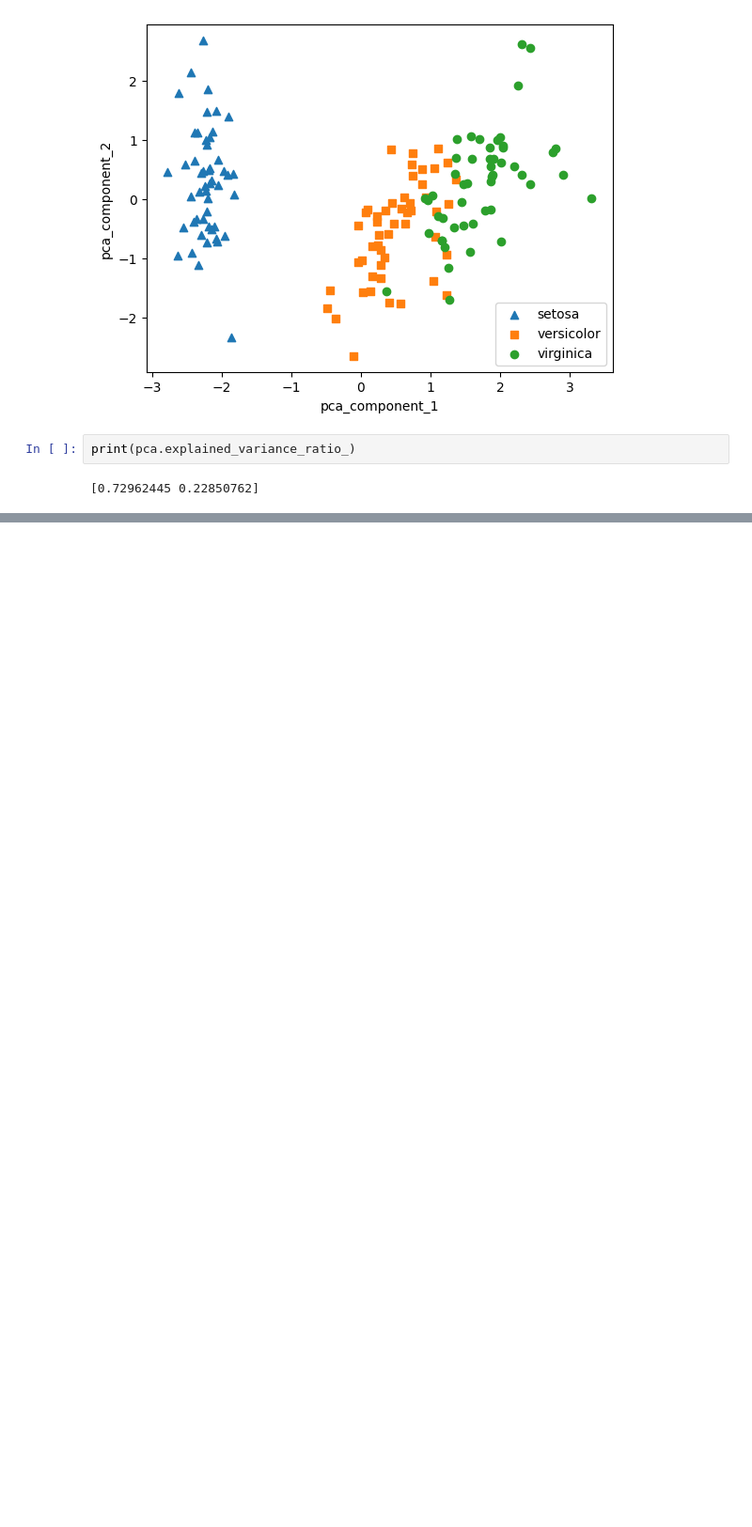
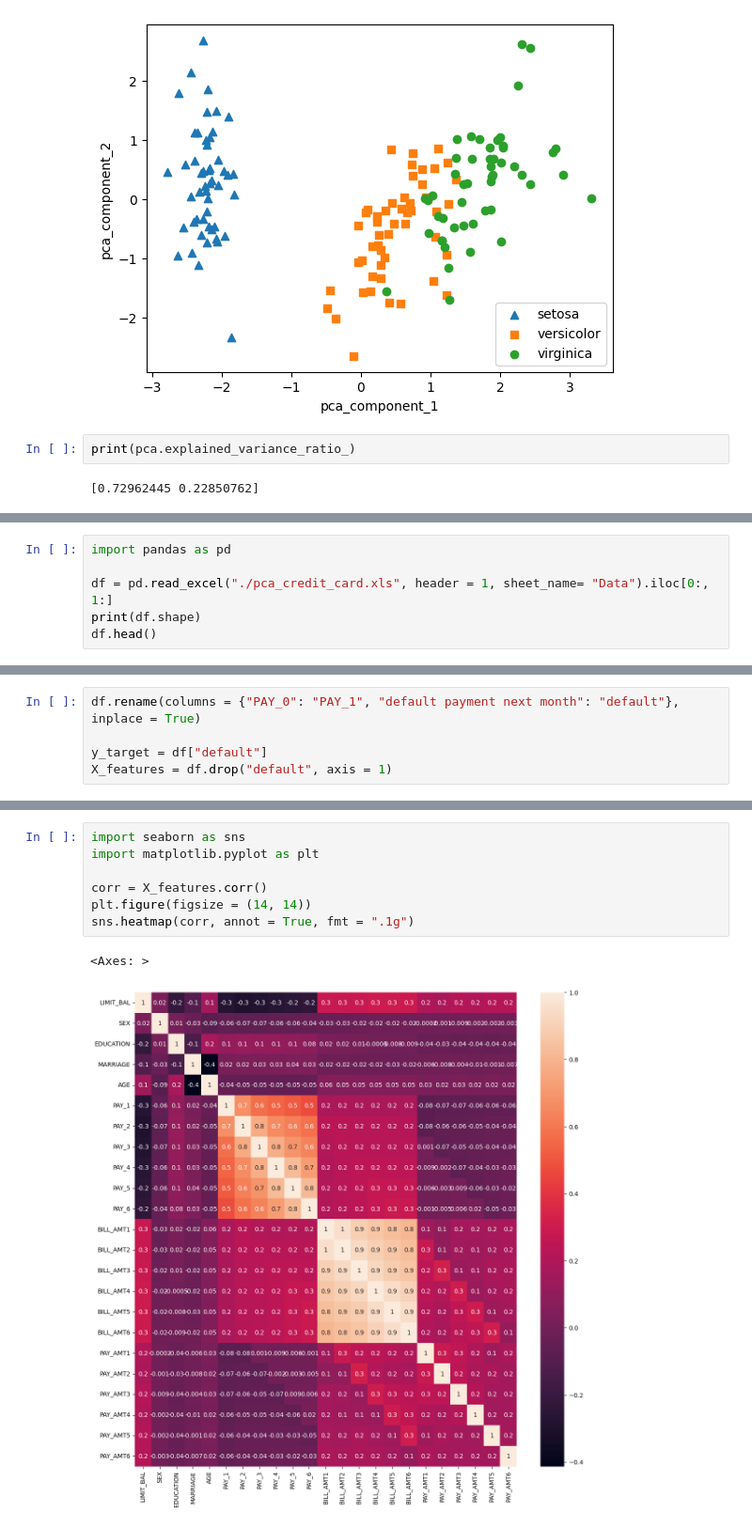
Before and after one commit to SEOWOOSANG/MachineLearing, a Jupyter notebook: ch06/6_1.ipynb, the cells around one changed output, grey strips where cells are left out. Shown at 94% size. Drawn from its saved outputs; the diff is of its cells as text; blank space fills up the shorter version.

```diff
--- a/ch06/6_1.ipynb
+++ b/ch06/6_1.ipynb
@@ -74,0 +95,6 @@ print(pca.explained_variance_ratio_)
+# %%
+import pandas as pd
+
+df = pd.read_excel("./pca_credit_card.xls", header = 1, sheet_name= "Data").iloc[0:, 1:]
+print(df.shape)
+df.head()
@@ -74,0 +110,5 @@ print(pca.explained_variance_ratio_)
+# %%
+df.rename(columns = {"PAY_0": "PAY_1", "default payment next month": "default"}, inplace = True)
+
+y_target = df["default"]
+X_features = df.drop("default", axis = 1)
@@ -74,0 +135,10 @@ print(pca.explained_variance_ratio_)
+# %%
+import seaborn as sns
+import matplotlib.pyplot as plt
+
+corr = X_features.corr()
+plt.figure(figsize = (14, 14))
+sns.heatmap(corr, annot = True, fmt = ".1g")
+# %% [output]
+<Axes: >
+[figure, added]
```
Also changed, not shown: parts of 8 cells of this notebook, 3 other files.
